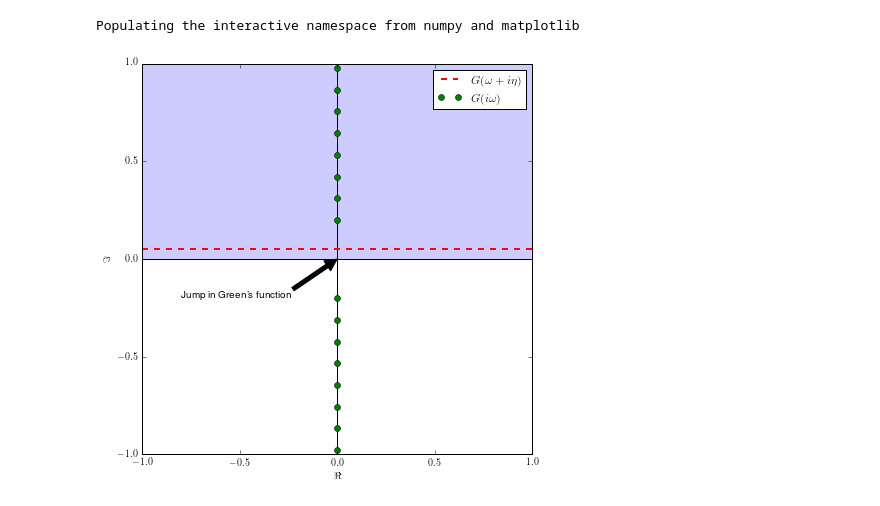
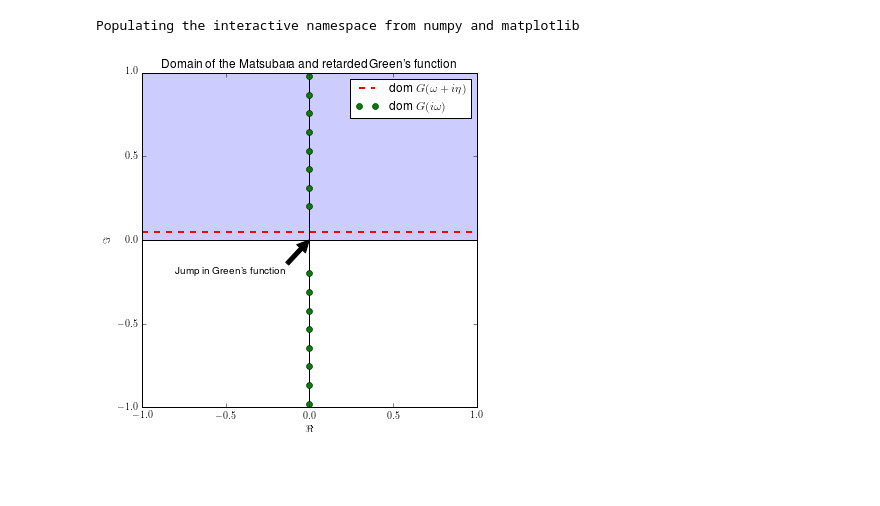
Before and after one commit to sprudel/DMFT, a Jupyter notebook: Zusammenführung/PlotAnalyticContinuation.ipynb, the cells around one changed output. Saved outputs shown, nothing was run; the diff lists cells and outputs as text; code cells hidden in the pictures; blank space fills up the shorter version.

```diff
--- a/Zusammenführung/PlotAnalyticContinuation.ipynb
+++ b/Zusammenführung/PlotAnalyticContinuation.ipynb
@@ -10,18 +10,19 @@ freq = linspace(0.2,1.2,10)
 # %%
 plt.rc('text', usetex=True)
 plt.rc('font', family='sans-serif')
-figure(figsize=(7,7))
+figure(figsize=(6,6))
 ylim(-1,1)
+title("Domain of the Matsubara and retarded Green's function")
 plot(x,z0, color='black')
 plot(z0,y, color="black")
-plot(x,z0+0.05, "--", lw=2, color='red', label="$G(\omega + i \eta)$")
+plot(x,z0+0.05, "--", lw=2, color='red', label="dom $G(\omega + i \eta)$")
 fill_between(x,0,z0+1,color='blue', alpha=0.2)
-plot(zeros_like(freq), freq, "o", color="green", label="$G(i\omega)$")
+plot(zeros_like(freq), freq, "o", color="green", label="dom $G(i\omega)$")
 plot(zeros_like(freq), -freq, "o", color="green")
 xlabel("$\Re{}$")
 ylabel("$\Im{}$")
 annotate("Jump in Green's function", (0,0), (-0.8,-0.2),arrowprops=dict(facecolor='black', shrink=0.001))
 legend()
 plt.savefig("analytic_continuation.pdf",bbox_inches='tight')
 # %% [output]
-[figure, old version]
+[figure, new version]
```
Also changed, not shown: 8 other files.
